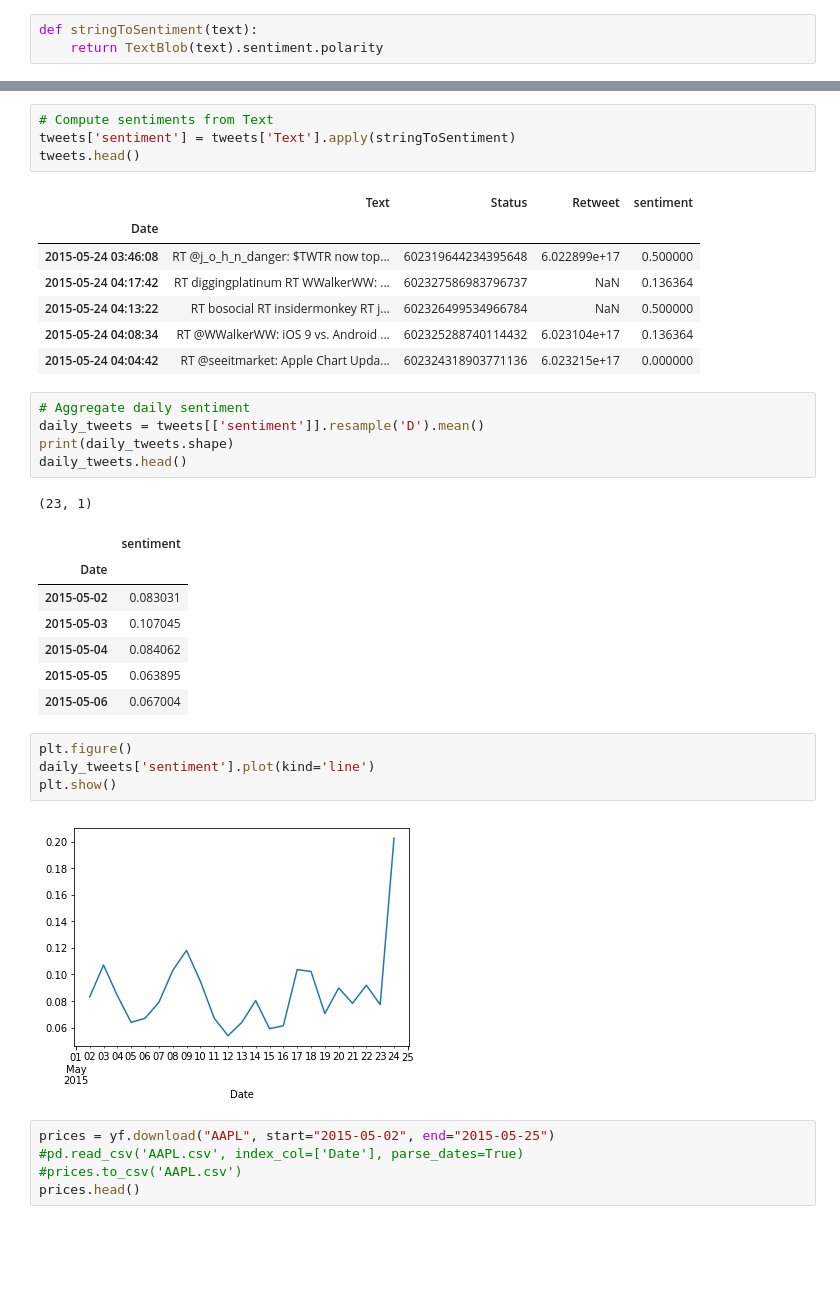
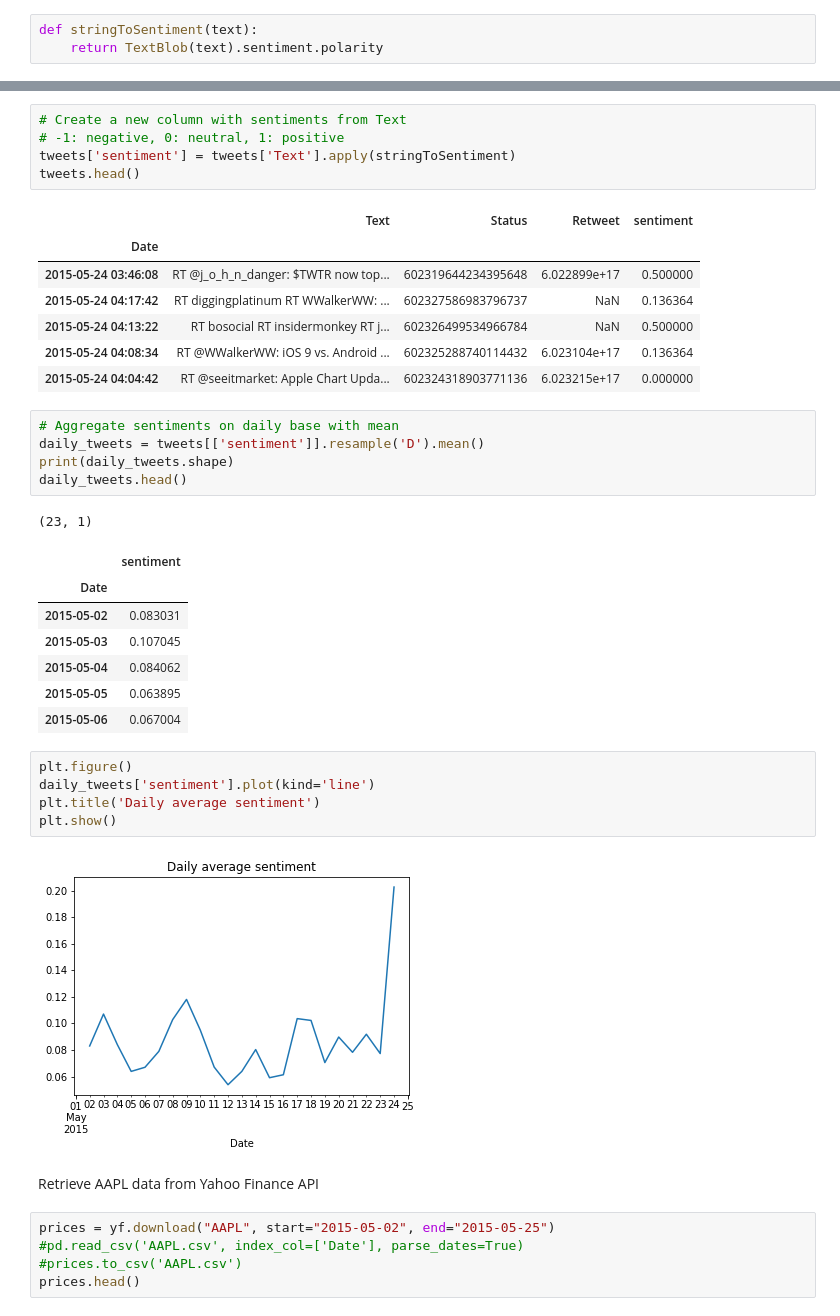
Before and after one commit to Carmine977/machine-learning, a Jupyter notebook: use-cases/stock_price_prediction.ipynb, the cells around one changed output, grey strips where cells are left out. Saved outputs shown, nothing was run; the diff lists cells and outputs as text; blank space fills up the shorter version.

```diff
--- a/use-cases/stock_price_prediction.ipynb
+++ b/use-cases/stock_price_prediction.ipynb
@@ -25,7 +26,8 @@ tweets.head()
 | 2015-05-24 04:08:34 | RT @WWalkerWW: iOS 9 vs. Android ... | 602325288740114432 | 6.023104e+17 |
 | 2015-05-24 04:04:42 | RT @seeitmarket: Apple Chart Upda... | 602324318903771136 | 6.023215e+17 |
 # %%
-# Compute sentiments from Text
+# Create a new column with sentiments from Text
+# -1: negative, 0: neutral, 1: positive
 tweets['sentiment'] = tweets['Text'].apply(stringToSentiment)
 tweets.head()
 # %% [output]
@@ -37,7 +39,7 @@ tweets.head()
 | 2015-05-24 04:08:34 | RT @WWalkerWW: iOS 9 vs. Android ... | 602325288740114432 | 6.023104e+17 | 0.136364 |
 | 2015-05-24 04:04:42 | RT @seeitmarket: Apple Chart Upda... | 602324318903771136 | 6.023215e+17 | 0.000000 |
 # %%
-# Aggregate daily sentiment
+# Aggregate sentiments on daily base with mean
 daily_tweets = tweets[['sentiment']].resample('D').mean()
 print(daily_tweets.shape)
 daily_tweets.head()
@@ -53,9 +55,12 @@ daily_tweets.head()
 # %%
 plt.figure()
 daily_tweets['sentiment'].plot(kind='line')
+plt.title('Daily average sentiment')
 plt.show()
 # %% [output]
-[figure, old version]
+[figure, new version]
+# %% [markdown]
+Retrieve AAPL data from Yahoo Finance API
 # %%
 prices = yf.download("AAPL", start="2015-05-02", end="2015-05-25")
 #pd.read_csv('AAPL.csv', index_col=['Date'], parse_dates=True)
```
Also changed, not shown: parts of 21 cells of this notebook.
